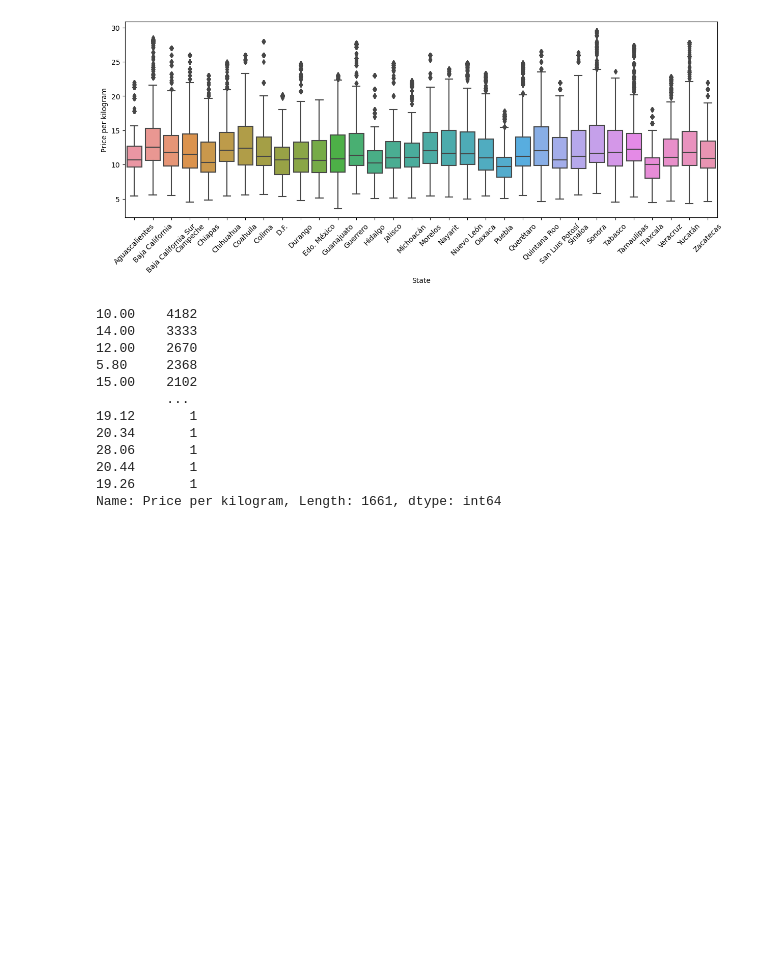
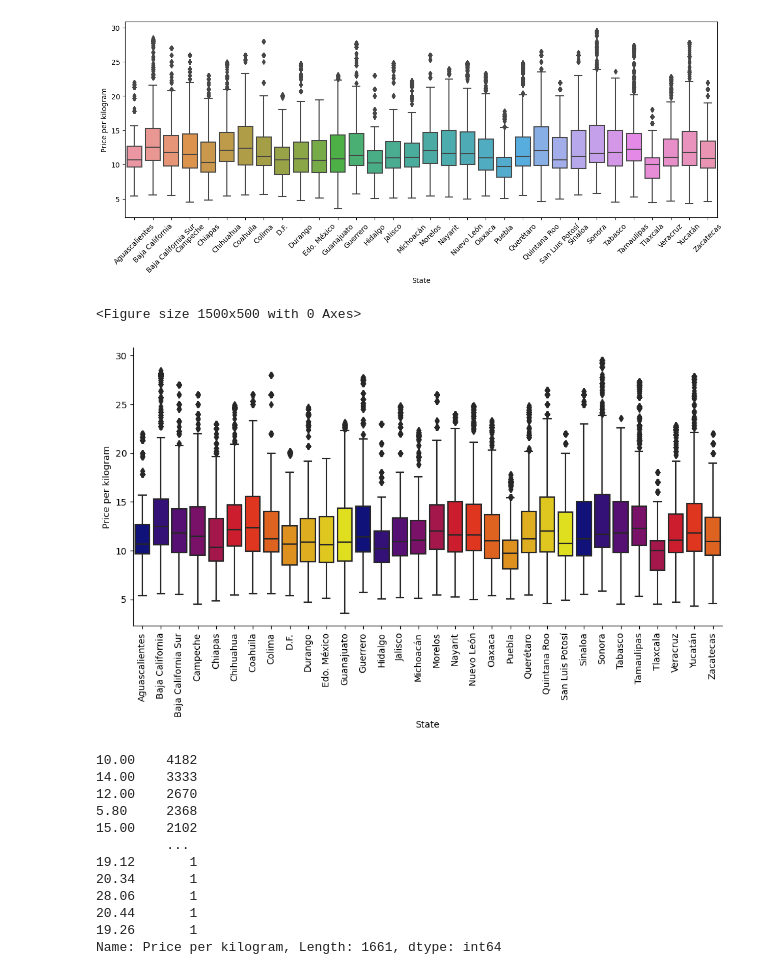
Before and after one commit to CristianRiveraEsparza/Tortilla_Prices, a Jupyter notebook: Tortillas.ipynb, the cells around one changed output. Drawn from its saved outputs; the diff is of its cells as text; code cells hidden in the pictures; blank space fills up the shorter version.

```diff
--- a/Tortillas.ipynb
+++ b/Tortillas.ipynb
@@ -756,6 +775,14 @@ plt.xticks(rotation=45)
 plt.show()
 # %% [output]
 [figure]
+# %%
+plt.figure(figsize=(15,5))
+g=sns.catplot(data=dftortillas,x="State",y="Price per kilogram",kind="box", aspect=2, palette=Rp)
+g.set_xticklabels(rotation=90)
+plt.show()
+# %% [output]
+<Figure size 1500x500 with 0 Axes>
+[figure, added]
 # %%
 dftortillas['Price per kilogram'].value_counts()
 # %% [output]
```
Also changed, not shown: parts of 22 cells of this notebook.
